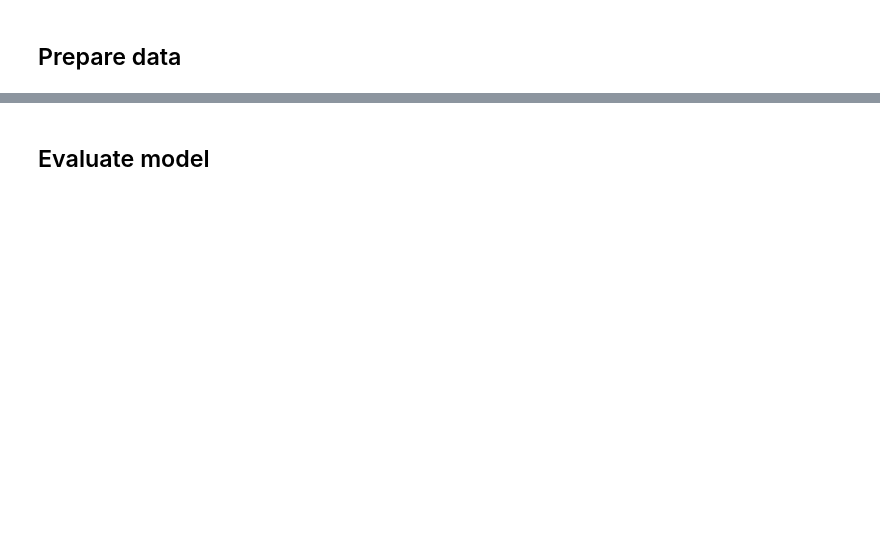
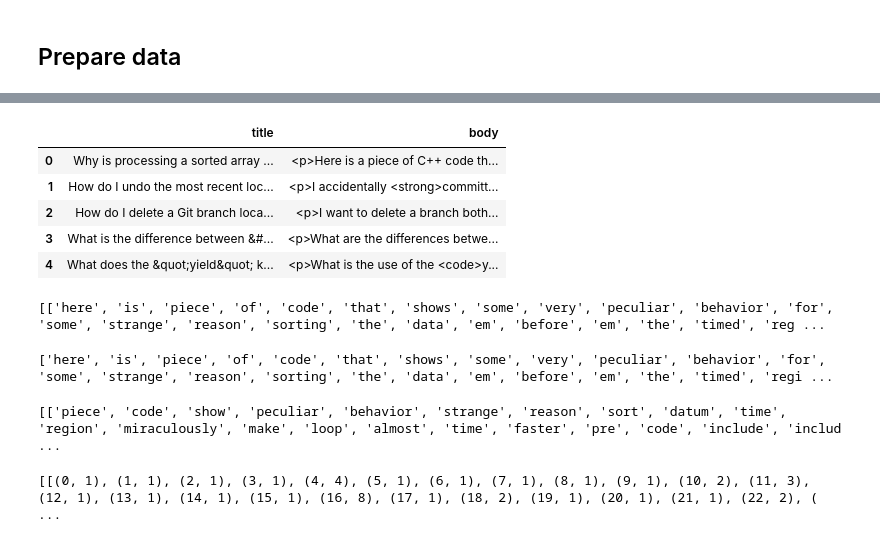
Before and after one commit to EnsarIshakoglu/NLP, a Jupyter notebook: NLP_Text_Classification.ipynb, the cells around one changed output, grey strips where cells are left out. Saved outputs shown, nothing was run; the diff lists cells and outputs as text; code cells hidden in the pictures; blank space fills up the shorter version.

```diff
--- a/NLP_Text_Classification.ipynb
+++ b/NLP_Text_Classification.ipynb
@@ -225,5 +157,2 @@ dtype: int64
 # %% [markdown]
 ## Prepare data
-# %%
-df = df_filtered[['title', 'body']]
-df.head()
@@ -432,2 +158,0 @@ def baseline_model():
-# %% [markdown]
-## Evaluate model
@@ -464,0 +159,33 @@ print(f"Categorical accuracy on the test set: {round(categorical_acc * 100, 2)}%
+# %%
+df_new = df[['title', 'body']]
+df_new.head()
+# %% [output]
+|  | title | body |
+| 0 | Why is processing a sorted array ... | <p>Here is a piece of C++ code th... |
+| 1 | How do I undo the most recent loc... | <p>I accidentally <strong>committ... |
+| 2 | How do I delete a Git branch loca... | <p>I want to delete a branch both... |
+| 3 | What is the difference between &#... | <p>What are the differences betwe... |
+| 4 | What does the &quot;yield&quot; k... | <p>What is the use of the <code>y... |
+# %%
+def sent_to_words(sentences):
+    for sentence in sentences:
+        yield(gensim.utils.simple_preprocess(str(sentence), deacc=True))  # deacc=True removes punctuations
+
+data_words = list(sent_to_words(df_new['body']))
+
+print(data_words[:1])
+# %% [output]
+[['here', 'is', 'piece', 'of', 'code', 'that', 'shows', 'some', 'very', 'peculiar', 'behavior', 'for', 'some', 'strange', 'reason', 'sorting', 'the', 'data', 'em', 'before', 'em', 'the', 'timed', 'reg ...
+# %%
+# Build the bigram and trigram models
+bigram = gensim.models.Phrases(data_words, min_count=5, threshold=100) # higher threshold fewer phrases.
+trigram = gensim.models.Phrases(bigram[data_words], threshold=100)
+
+# Faster way to get a sentence clubbed as a trigram/bigram
+bigram_mod = gensim.models.phrases.Phraser(bigram)
+trigram_mod = gensim.models.phrases.Phraser(trigram)
+
+# See trigram example
+print(trigram_mod[bigram_mod[data_words[0]]])
+# %% [output]
+['here', 'is', 'piece', 'of', 'code', 'that', 'shows', 'some', 'very', 'peculiar', 'behavior', 'for', 'some', 'strange', 'reason', 'sorting', 'the', 'data', 'em', 'before', 'em', 'the', 'timed', 'regi ...
@@ -464,0 +210,31 @@ print(f"Categorical accuracy on the test set: {round(categorical_acc * 100, 2)}%
+# %%
+# Remove Stop Words
+data_words_nostops = remove_stopwords(data_words)
+
+# Form Bigrams
+data_words_bigrams = make_bigrams(data_words_nostops)
+
+# Initialize spacy 'en' model, keeping only tagger component (for efficiency)
+# python3 -m spacy download en
+nlp = spacy.load('en', disable=['parser', 'ner'])
+
+# Do lemmatization keeping only noun, adj, vb, adv
+data_lemmatized = lemmatization(data_words_bigrams, allowed_postags=['NOUN', 'ADJ', 'VERB', 'ADV'])
+
+print(data_lemmatized[:1])
+# %% [output]
+[['piece', 'code', 'show', 'peculiar', 'behavior', 'strange', 'reason', 'sort', 'datum', 'time', 'region', 'miraculously', 'make', 'loop', 'almost', 'time', 'faster', 'pre', 'code', 'include', 'includ ...
+# %%
+# Create Dictionary
+id2word = corpora.Dictionary(data_lemmatized)
+
+# Create Corpus
+texts = data_lemmatized
+
+# Term Document Frequency
+corpus = [id2word.doc2bow(text) for text in texts]
+
+# View
+print(corpus[:1])
+# %% [output]
+[[(0, 1), (1, 1), (2, 1), (3, 1), (4, 4), (5, 1), (6, 1), (7, 1), (8, 1), (9, 1), (10, 2), (11, 3), (12, 1), (13, 1), (14, 1), (15, 1), (16, 8), (17, 1), (18, 2), (19, 1), (20, 1), (21, 1), (22, 2), ( ...
```
Also changed, not shown: parts of 44 cells of this notebook.
